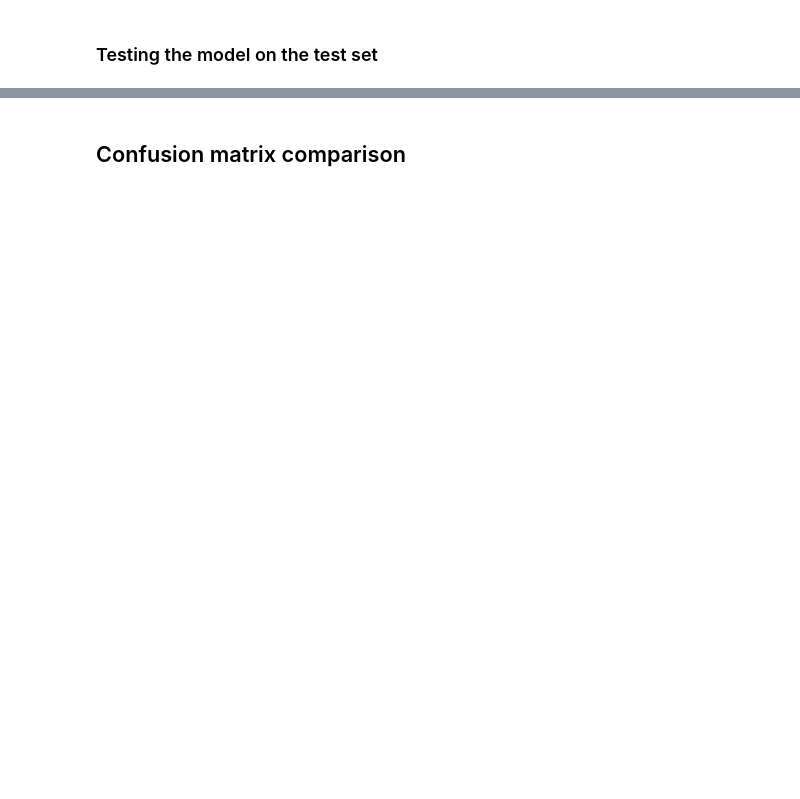
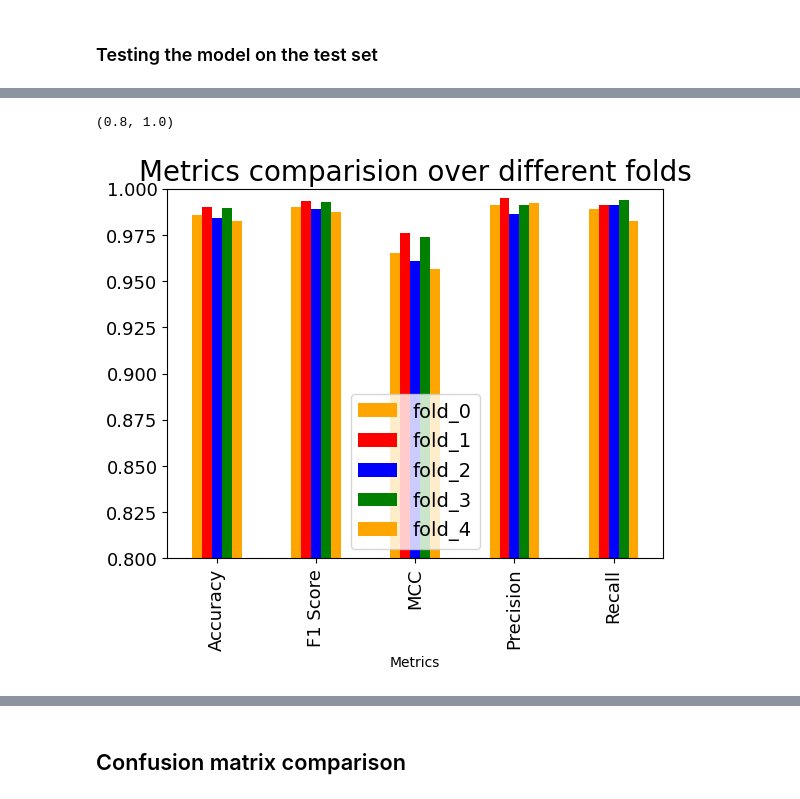
Before and after one commit to uh2000/brown_dwarf_detection, a Jupyter notebook: main.ipynb, the cells around one changed output, grey strips where cells are left out. Cells and saved outputs as stored; diff of their text form; code cells hidden in the pictures; blank space fills up the shorter version.

```diff
--- a/main.ipynb
+++ b/main.ipynb
@@ -302,17 +373,21 @@ print(f"Mean MCC on testset: {np.mean(mcc_scores)}")
 # %%
 # Convert the all_metrics dictionary to a DataFrame
 data = pd.DataFrame(all_metrics)
-# Reset the index to make 'Metrics' a column
 data = data.reset_index().rename(columns={'index': 'Metrics'})
 
 
 data = pd.melt(data, id_vars='Metrics', var_name='Activation Function', value_name='Value')
 
 data = data.set_index(['Metrics', 'Activation Function']).Value
 # colors = [act_colors[act_name] for act_name in all_metrics.keys()]
 colors = ["orange", "red", "blue", "green"]
-data.unstack().plot(kind='bar', stacked=False, color = colors)
-plt.ylim(0.6,1)
+data.unstack().plot(kind='bar', stacked=False, color = colors, fontsize = font_size-3)
+plt.legend(fontsize = font_size-2)
+plt.title("Metrics comparision over different folds", size = header_font_size)
+plt.ylim(0.8,1)
+# %% [output]
+(0.8, 1.0)
+[figure, added]
 # %%
 print(len(y_test[y_test == 0]))
 print(len(y_test[y_test == 1]))
```
Also changed, not shown: parts of 12 cells of this notebook, 1 other file.
